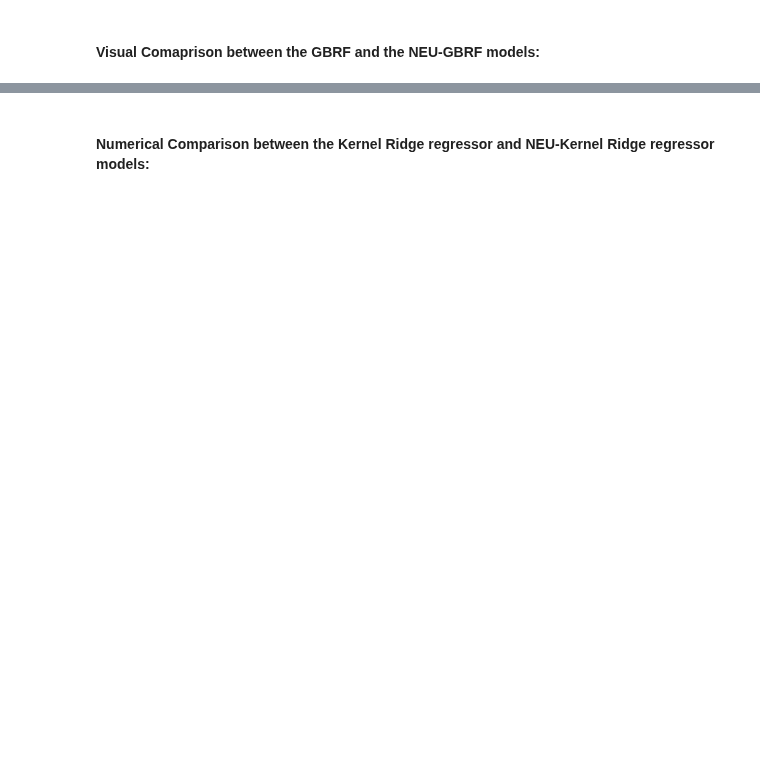
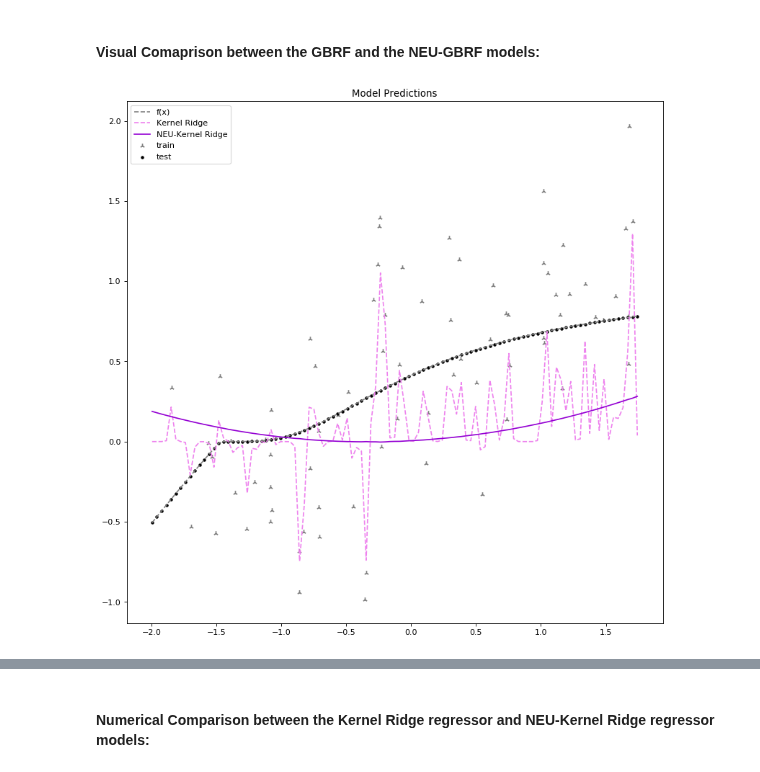
Before and after one commit to AnastasisKratsios/NEU_Non_Euclidean_Upgrading, a Jupyter notebook: NEU-Simulated-Regression.ipynb, the cells around one changed output, grey strips where cells are left out. Drawn from its saved outputs; the diff is of its cells as text; code cells hidden in the pictures; blank space fills up the shorter version.

```diff
--- a/NEU-Simulated-Regression.ipynb
+++ b/NEU-Simulated-Regression.ipynb
@@ -280,33 +374,37 @@ NEU_KReg_y_hat_train, NEU_KReg_y_hat_test = build_NEU_Structure(n_folds = CV_fol
 # Initialize Plot #
 #-----------------#
 fig = plt.figure(num=None, figsize=(12, 12), dpi=80, facecolor='w', edgecolor='k')
 
 # Generate Plots #
 #----------------#
 
 # Plot Signal
 plt.plot(np.array(data_x_test_raw).reshape(-1,),data_y_test,color='gray',label='f(x)',linestyle='--')
 # Plot Data
 plt.scatter(np.array(data_x_raw).reshape(-1,),data_y,color='gray',label='train', marker = '2')
 plt.scatter(np.array(data_x_test_raw).reshape(-1,),data_y_test,color='black',label='test', marker = '.')
 
 #----------#
 # Model(s) #
 #----------#
 # Kernel Ridge Regressor
 plt.plot(np.array(data_x_test_raw).reshape(-1,),f_hat_kernel_ridge_test,color='violet',linestyle="--",label='Kernel Ridge')
 # NEU-Kernel Ridge Regressor
 plt.plot(np.array(data_x_test_raw).reshape(-1,),NEU_KReg_y_hat_test,color='darkviolet',label='NEU-Kernel Ridge')
 
 # Format Plot #
 #-------------#
 plt.legend(loc="upper left")
 plt.title("Model Predictions")
 
 # Export #
 #--------#
 # SAVE Figure to .eps
 plt.savefig('./outputs/plotsANDfigures/Kernel_Ridge.eps', format='eps')
-plt.show()
+# Show Plot
+if is_visuallty_verbose == True:
+    plt.show(block=False)
+# %% [output]
+[figure, added]
 # %%
 get_Error_distribution_plots(data_y_test,f_hat_kernel_ridge_test,NEU_KReg_y_hat_test,"Kernel Ridge")
```
Also changed, not shown: parts of 19 cells of this notebook, 21 other files.
